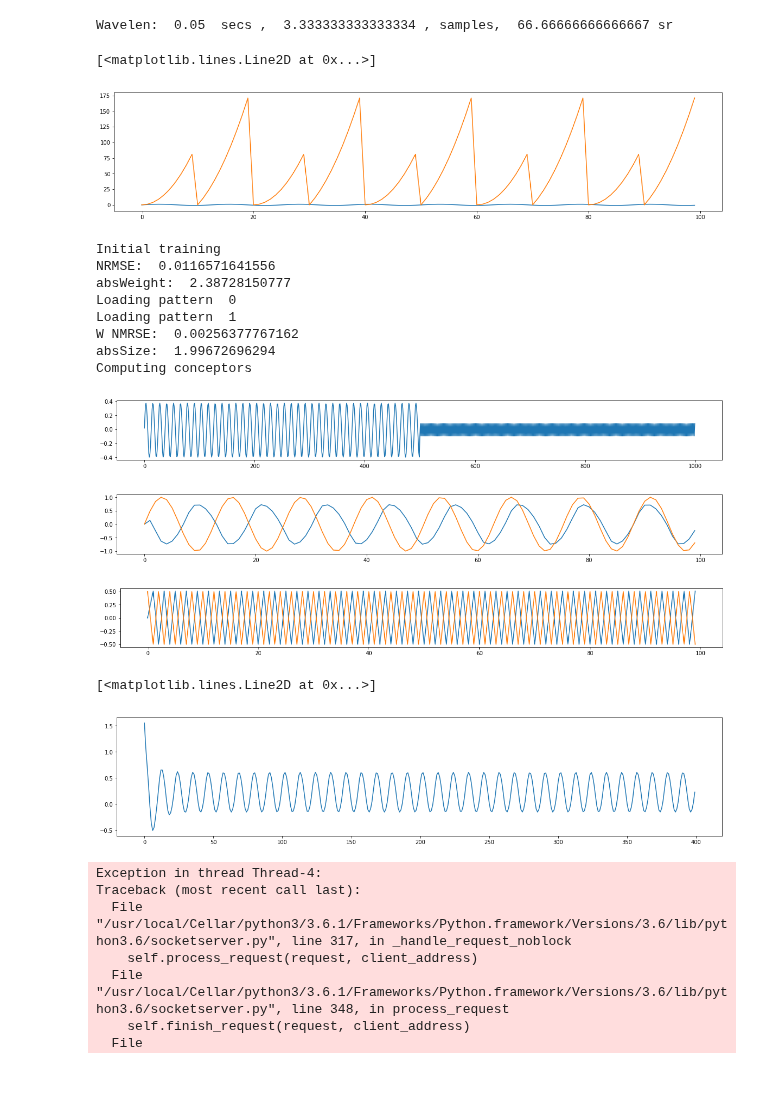
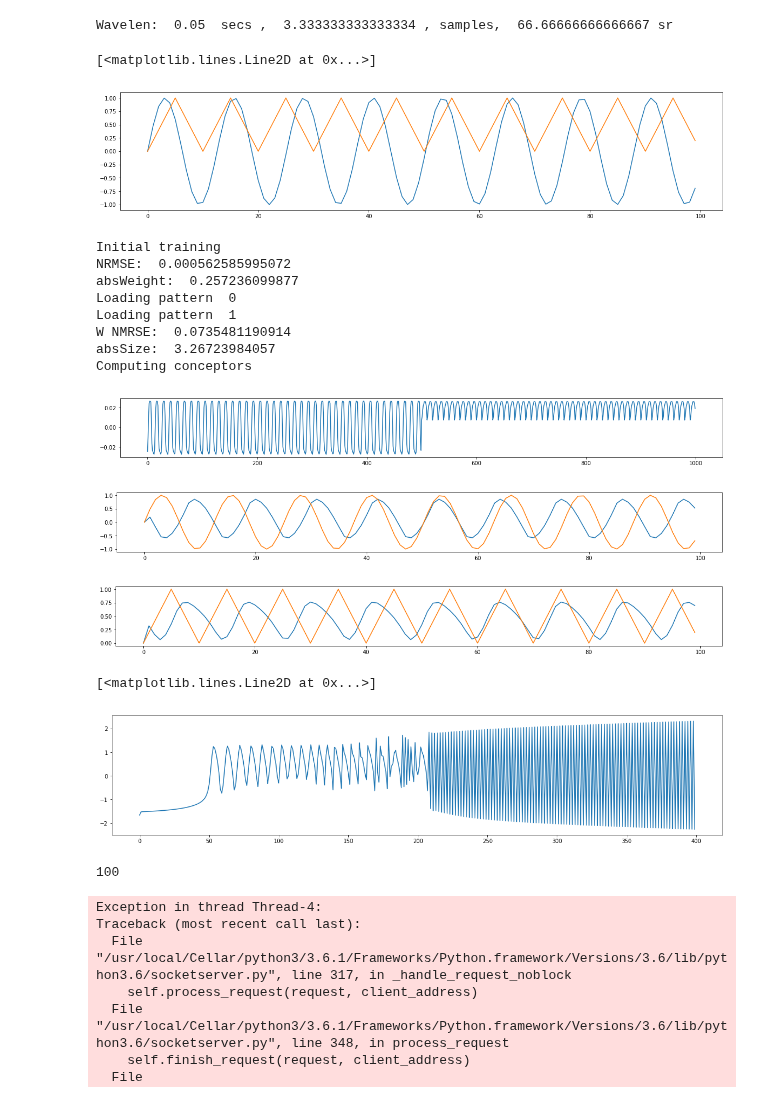
Before and after one commit to chriskiefer/chrysalisConceptors, a Jupyter notebook: Conceptors-Basic Tests.ipynb, the cells around one changed output. Saved outputs shown, nothing was run; the diff lists cells and outputs as text; code cells hidden in the pictures.

```diff
--- a/Conceptors-Basic Tests.ipynb
+++ b/Conceptors-Basic Tests.ipynb
@@ -63,11 +63,13 @@ plot([pJ1b(x) for x in arange(100)])
 # pJ2 = lambda n: rp[mod(n, period2 )]
 # plot([pJ2(x) for x in arange(100)])
 
-pTri = lambda n,p: (n % p) * floor(n % (2*p))
+#pTri = lambda n,p: (n % (p/2)) * ((n % p) > 0.5)
+pTri = lambda n,p: (((n % p) >= (p/2)) * ((p/2) - (n % (p/2))) + ((n % p) < (p/2)) * (n % (p/2))) * (2/p)
+#pTri = lambda n,p: (n % (p/2))
 plot([pTri(x,10) for x in arange(100)])
 # %% [output]
 [<matplotlib.lines.Line2D at 0x...>]
-[figure, old version]
+[figure, new version]
 # %%
 
 def makeNetwork(p):
@@ -202,52 +204,54 @@ def makeNetwork(p):
     return locals()
 
 
-params = {'N':30, 'NetSR':1.6, 'NetinpScaling':1.6,'BiasScaling':0.3,'TychonovAlpha':0.0001,
+params = {'N':100, 'NetSR':1.6, 'NetinpScaling':1.6,'BiasScaling':0.3,'TychonovAlpha':0.0001,
          'washoutLength':100, 'learnLength':500, 'TychonovAlphaReadout':0.0001,
          'learnLengthWout':500, 'recallTestLength':100,
          'alphas':np.array([12.0,24.0]),
-          'patts':np.array([pJ1b, pJ2])
+          'patts':np.array([pJ1b, lambda x: pTri(x,10)])
          }
 
 net = makeNetwork(params)
 # %% [output]
 Initial training
-NRMSE:  0.0116571641556
-absWeight:  2.38728150777
+NRMSE:  0.000562585995072
+absWeight:  0.257236099877
 Loading pattern  0
 Loading pattern  1
-W NMRSE:  0.00256377767162
-absSize:  1.99672696294
+W NMRSE:  0.0735481190914
+absSize:  3.26723984057
 Computing conceptors
-[figure, old version]
+[figure, new version]
-[figure, old version]
+[figure, new version]
-[figure, old version]
+[figure, new version]
 # %%
 #run a network
 figsize(20,4)
 runLength = 400
 output = np.zeros(runLength)
 x = 0.5 * np.random.randn(net['p']['N'],1)
 for n in range(runLength):
-    pos = (n / runLength * 3.0) - 1.0
+    pos = (n / runLength * 10.0) - 1.0
 #     pos = max(pos,0)
 #     pos = min(pos,1)
-#     C = (net['Cs'][0,1].dot(pos)) + (net['Cs'][0,0].dot((1.0-pos)))
-#     C = net['Cs'][0,0] + (net['Cs'][0,1] * 1.9)
-    C = net['Cs'][0,0]
-    Wsr = net['W'].dot(0.9)
+    C = (net['Cs'][0,1].dot(pos)) + (net['Cs'][0,0].dot((1.0-pos)))
+#     C = (net['Cs'][0,0] * 0.5) + (net['Cs'][0,1] * 0.5)
+#     C = net['Cs'][0,1]
+    Wsr = net['W'].dot(1.2)
     for i_oversample in range(1):
         x = np.tanh(Wsr.dot(x) + net['Wbias'])
         x = C.dot(x)
     #x_CTestPL[:,n-p['washoutLength'],i_pattern] = x[0:3].T
     output[n] = net['Wout'].dot(x)
 
 plot(output)
 # %% [output]
 [<matplotlib.lines.Line2D at 0x...>]
-[figure, old version]
+[figure, new version]
 # %%
 net['p']['N']
+# %% [output]
+100
 # %%
 a+1
 # %%
```
